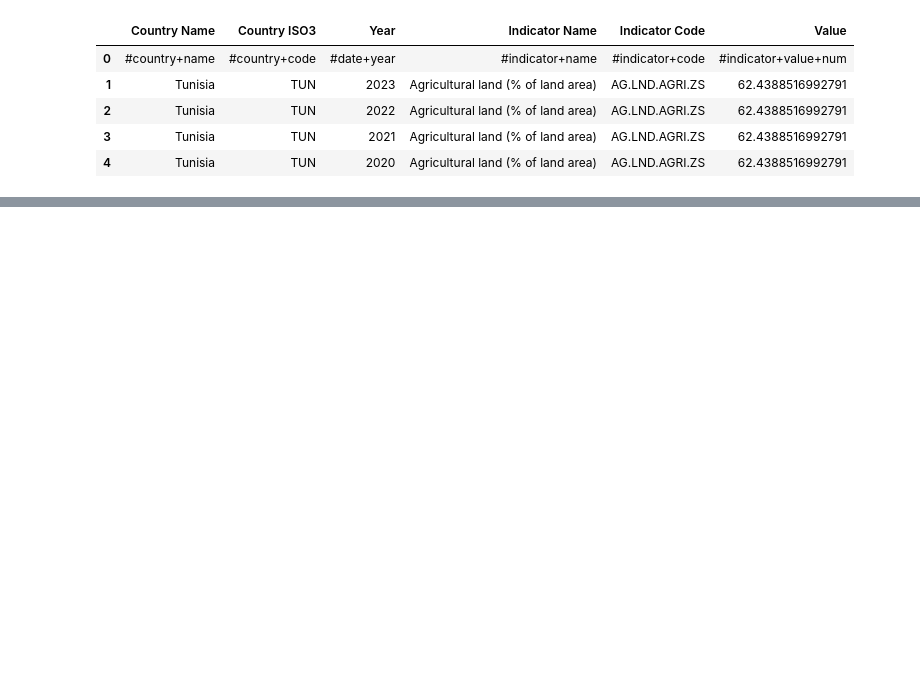
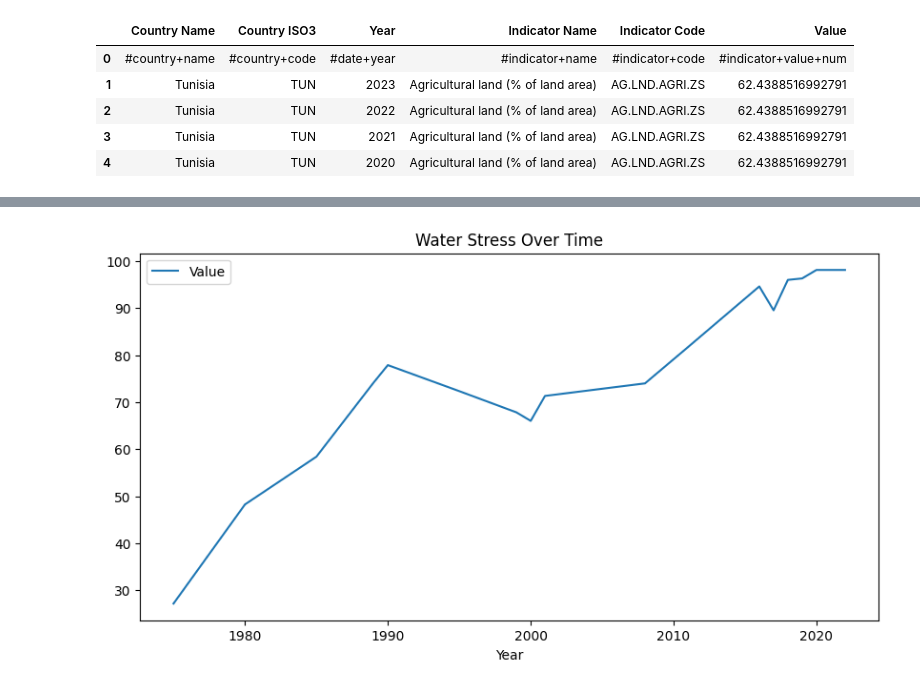
Before and after one commit to FarahR01/tunisia_water_stress, a Jupyter notebook: notebooks/01_data_exploration.ipynb, the cells around one changed output, grey strips where cells are left out. Drawn from its saved outputs; the diff is of its cells as text; code cells hidden in the pictures; blank space fills up the shorter version.

```diff
--- a/notebooks/01_data_exploration.ipynb
+++ b/notebooks/01_data_exploration.ipynb
@@ -24,0 +144,19 @@ df.head()
+# %%
+# Plot target indicator with safe numeric conversion
+import matplotlib.pyplot as plt
+target = "Level of water stress: freshwater withdrawal as a proportion of available freshwater resources"
+
+df_target = df[df["Indicator Name"] == target].copy()
+# Ensure numeric types for plotting; coerce invalid values to NaN
+df_target['Value'] = pd.to_numeric(df_target['Value'], errors='coerce')
+df_target['Year'] = pd.to_numeric(df_target['Year'], errors='coerce')
+# Drop rows missing the required numeric fields and sort by year
+df_target = df_target.dropna(subset=['Value', 'Year']).sort_values('Year')
+if df_target.empty:
+    print('No numeric data available for the selected indicator.')
+else:
+    df_target.plot(x='Year', y='Value', figsize=(10,5))
+    plt.title('Water Stress Over Time')
+    plt.show()
+# %% [output]
+[figure, added]
```
Also changed, not shown: parts of 10 cells of this notebook, 2 other files.
